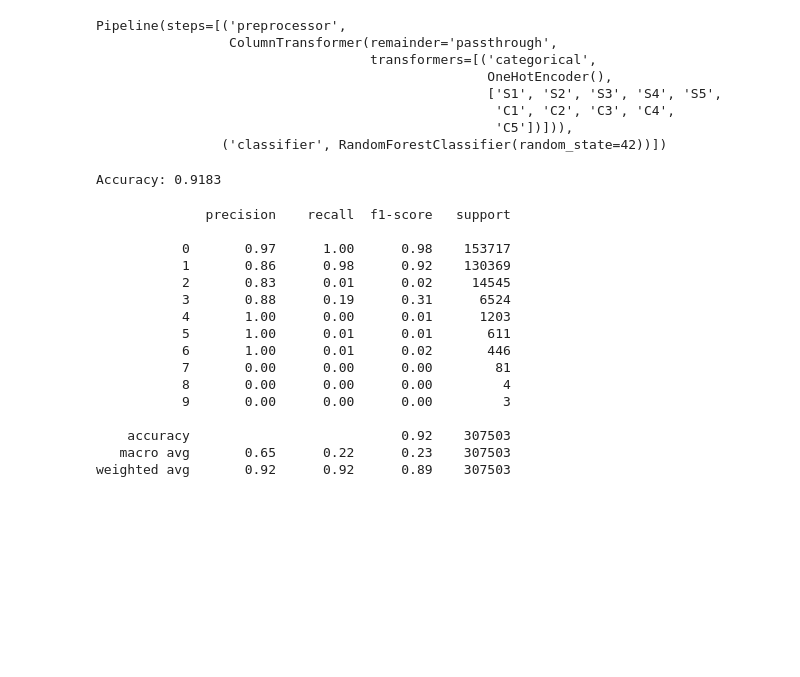
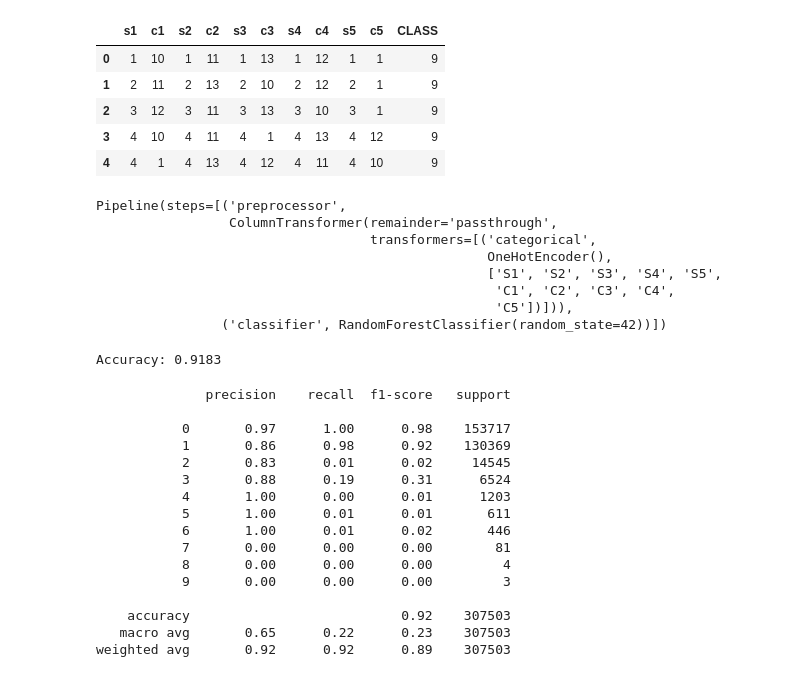
Before and after one commit to hlbecker08/Project_4, a Jupyter notebook: Hunter.ipynb, the cells around one changed output. Cells and saved outputs as stored; diff of their text form; code cells hidden in the pictures; blank space fills up the shorter version.

```diff
--- a/Hunter.ipynb
+++ b/Hunter.ipynb
@@ -17,0 +29,7 @@ from sklearn.pipeline import Pipeline
+# %%
+# Create the engine and connection to our SQL database
+engine = create_engine(f'postgresql+psycopg2://{engine_key}')
+conn = engine.raw_connection()
+# %%
+# Query All Records in the the Database
+poker_df = pd.read_sql("SELECT * FROM poker_data", conn)
@@ -18 +39,11 @@ from sklearn.pipeline import Pipeline
+# %%
+# Check to see if data has been pulled from SQL into pandas df
+poker_df.head()
+# %% [output]
+|  | s1 | c1 | s2 | c2 | s3 | c3 | s4 | c4 | s5 | c5 | CLASS |
+| 0 | 1 | 10 | 1 | 11 | 1 | 13 | 1 | 12 | 1 | 1 | 9 |
+| 1 | 2 | 11 | 2 | 13 | 2 | 10 | 2 | 12 | 2 | 1 | 9 |
+| 2 | 3 | 12 | 3 | 11 | 3 | 13 | 3 | 10 | 3 | 1 | 9 |
+| 3 | 4 | 10 | 4 | 11 | 4 | 1 | 4 | 13 | 4 | 12 | 9 |
+| 4 | 4 | 1 | 4 | 13 | 4 | 12 | 4 | 11 | 4 | 10 | 9 |
 # %%
```
Also changed, not shown: parts of 23 cells of this notebook, 5 other files.
